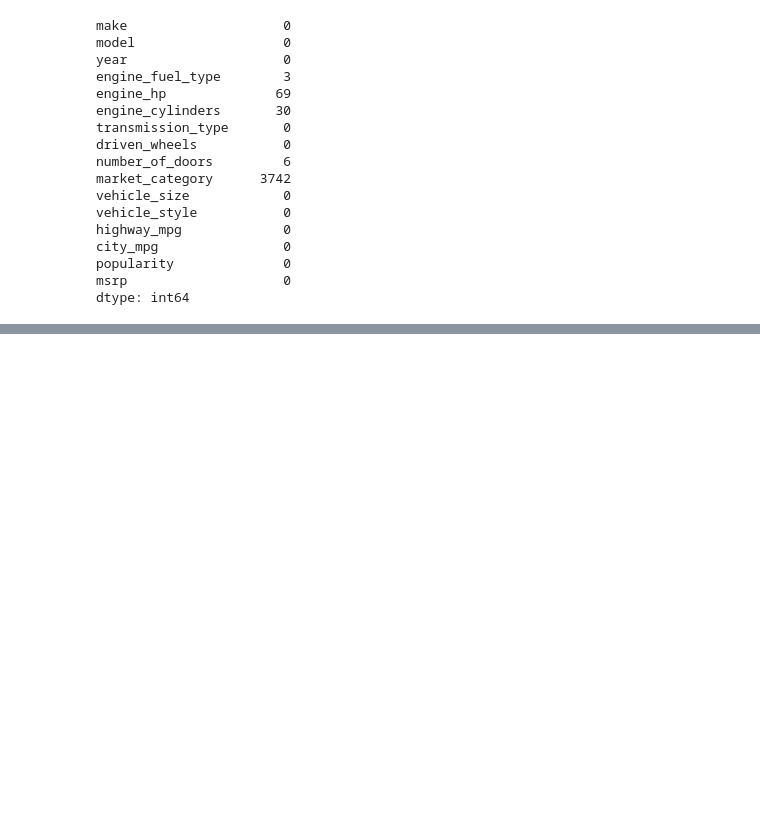
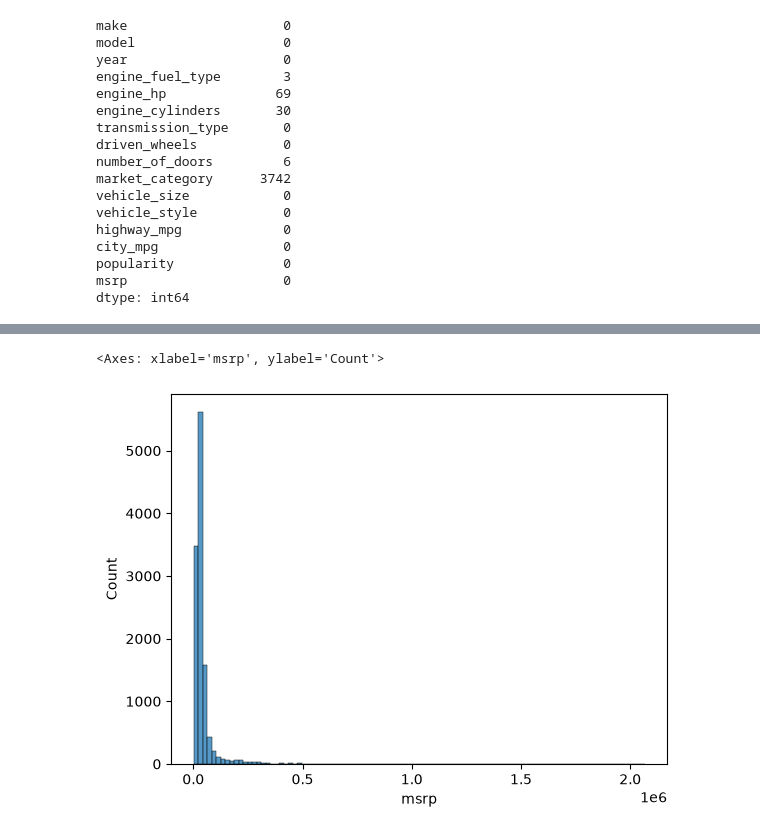
Before and after one commit to vinodnagarelearn/machine-learning-zoomcamp-homework, a Jupyter notebook: 02-regression/02-carprice.ipynb, the cells around one changed output, grey strips where cells are left out. Drawn from its saved outputs; the diff is of its cells as text; code cells hidden in the pictures; blank space fills up the shorter version.

```diff
--- a/02-regression/02-carprice.ipynb
+++ b/02-regression/02-carprice.ipynb
@@ -256,3 +271,8 @@ df.head()
 | 2 | bmw | 1_series | 2011 | premium_unleaded_(required) | 300.0 | 6.0 | manual | ... |
 | 3 | bmw | 1_series | 2011 | premium_unleaded_(required) | 230.0 | 6.0 | manual | ... |
 | 4 | bmw | 1_series | 2011 | premium_unleaded_(required) | 230.0 | 6.0 | manual | ... |
+# %%
+sns.histplot(df.msrp, bins= 100)
+# %% [output]
+<Axes: xlabel='msrp', ylabel='Count'>
+[figure, added]
```
Also changed, not shown: parts of 2 cells of this notebook.
